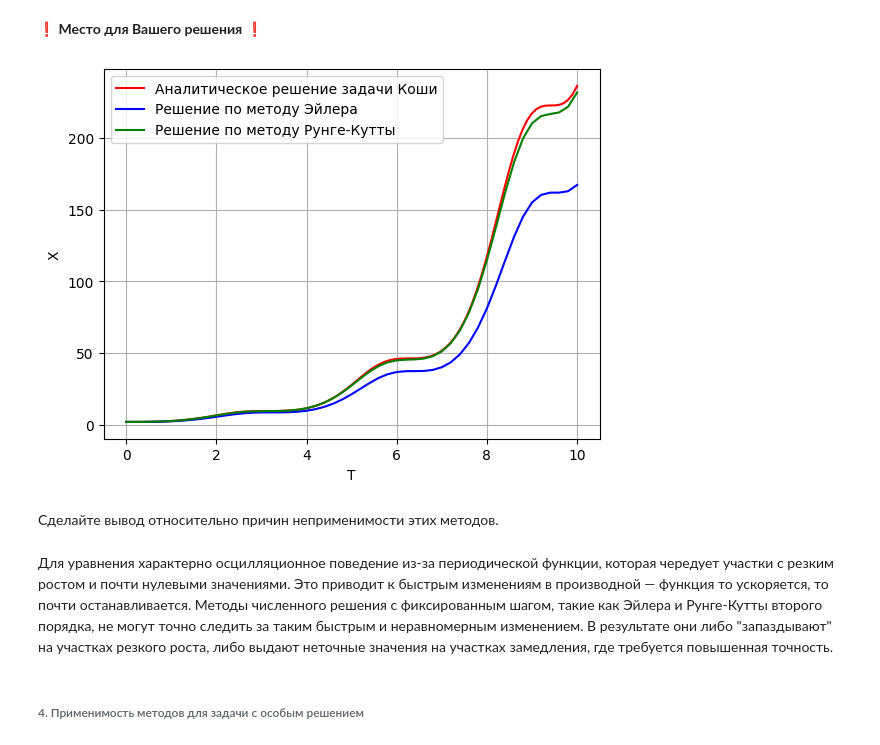
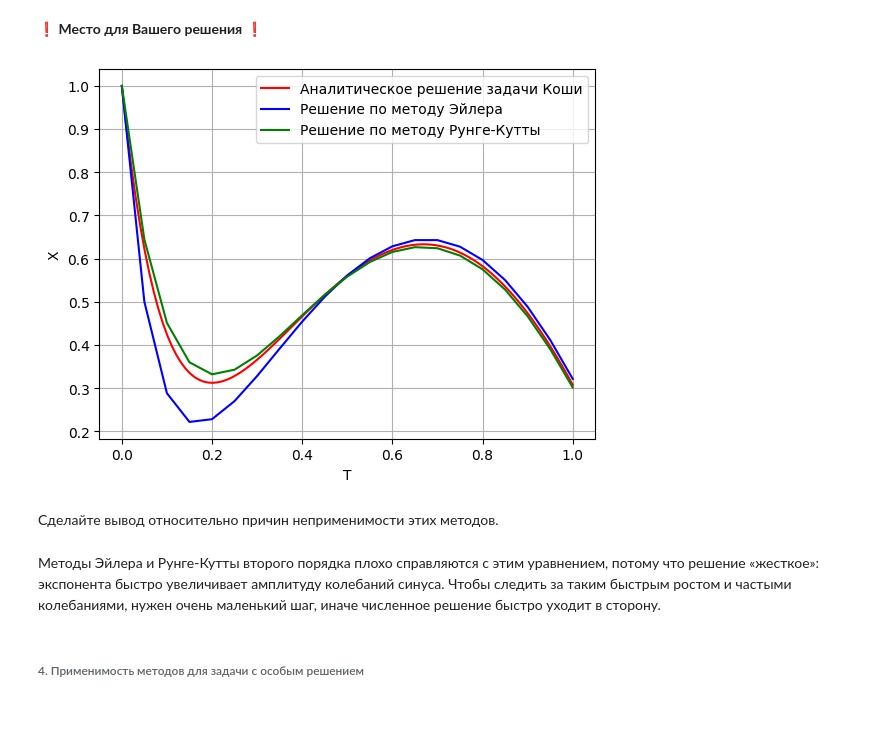
Before and after one commit to dimassolovev/differential-equations, a Jupyter notebook: lab_1.ipynb, the cells around one changed output. Cells and saved outputs as stored; diff of their text form; code cells hidden in the pictures; blank space fills up the shorter version.

```diff
--- a/lab_1.ipynb
+++ b/lab_1.ipynb
@@ -278,7 +276,8 @@ def f(t,x):
 '''
 
 def phi(t):
-    return (t ** 2 + 1) / 2 * np.exp(-t ** 2)
+    phi_value = np.sqrt(np.exp(t ** 2) / (2 * t + 1))
+    return -phi_value, phi_value
 # %% [markdown]
 Проведите **анализ** относительно связи величины шага $h$, метода и получившейся ошибки.
 
@@ -296,8 +295,16 @@ def phi(t):
 
 def plot_func(t_array, func, color, description):
     t = np.linspace(t_array[0], t_array[1], 100)
+    func_values = func(t)
+    if isinstance(func_values, tuple):
+        for i, val in enumerate(func_values):
+            if i == 0 and description is not None:
+                plt.plot(t, val, label=description, color=color)
+            else:
+                plt.plot(t, val, color=color)
+    else:
+        plt.plot(t, func_values, label=description, color=color)
 
-    plt.plot(t, func(t), label=description, color=color)
     plt.xlabel("T")
     plt.ylabel("X")
     plt.legend()
@@ -620,39 +730,38 @@ $$
 '''
 
 def f(t,x):
-    return x * np.sin(t) ** 2
+    return 5 * np.exp(0.5 * t) * np.sin(3 * t) - 10 * x
 # %%
 '''
 Задайте функцию phi(t) — аналитическое решение задачи Коши
 '''
 
 def phi(t):
-    return 2 * np.exp((t / 2) - (1 / 4) * np.sin(2 * t))
+    return (70 / 159) * np.exp(0.5 * t) * np.sin(3 * t) - (20 / 159) * np.exp(0.5*t)*np.cos(3 * t) + (179 /(159 * np.exp(10 * t)))
 # %%
 '''
 Постройте необходимые графики для анализа
 (не забудьте добавить легенду к графикам, чтобы отличать решения)
 '''
 
-t_segment = [0, 10]
-x_0 = [2]
+t_segment = [0, 1]
+x_0 = [1]
 
-dt = 0.2
+dt = 0.05
 runge_kutta_t, runge_kutta_x = Runge_Kutta_method(f, t_segment, x_0, dt)
 euler_t, euler_x = Euler_method(f, t_segment, x_0, dt)
 
 
 plot_func(t_segment, phi, "red", "Aналитическое решение задачи Коши")
 plot_arr(euler_t, euler_x, "blue", "Решение по методу Эйлера")
 plot_arr(runge_kutta_t, runge_kutta_x, "green", "Решение по методу Рунге-Кутты")
 # %% [output]
-[figure, old version]
+[figure, new version]
 # %% [markdown]
 
 Сделайте вывод относительно причин неприменимости этих методов.
-# %% [markdown]
-
-Для уравнения характерно осцилляционное поведение из-за периодической функции, которая чередует участки с резким ростом и почти нулевыми значениями. Это приводит к быстрым изменениям в производной — функция то ускоряется, то почти останавливается. Методы численного решения с фиксированным шагом, такие как Эйлера и Рунге-Кутты второго порядка, не могут точно следить за таким быстрым и неравномерным изменением. В результате они либо "запаздывают" на участках резкого роста, либо выдают неточные значения на участках замедления, где требуется повышенная точность.
+# %% [markdown]
+Методы Эйлера и Рунге-Кутты второго порядка плохо справляются с этим уравнением, потому что решение «жесткое»: экспонента быстро увеличивает амплитуду колебаний синуса. Чтобы следить за таким быстрым ростом и частыми колебаниями, нужен очень маленький шаг, иначе численное решение быстро уходит в сторону.
 # %% [markdown]
 ###### 4. Применимость методов для задачи с особым решением
 # %% [markdown]
```
Also changed, not shown: parts of 17 cells of this notebook.
